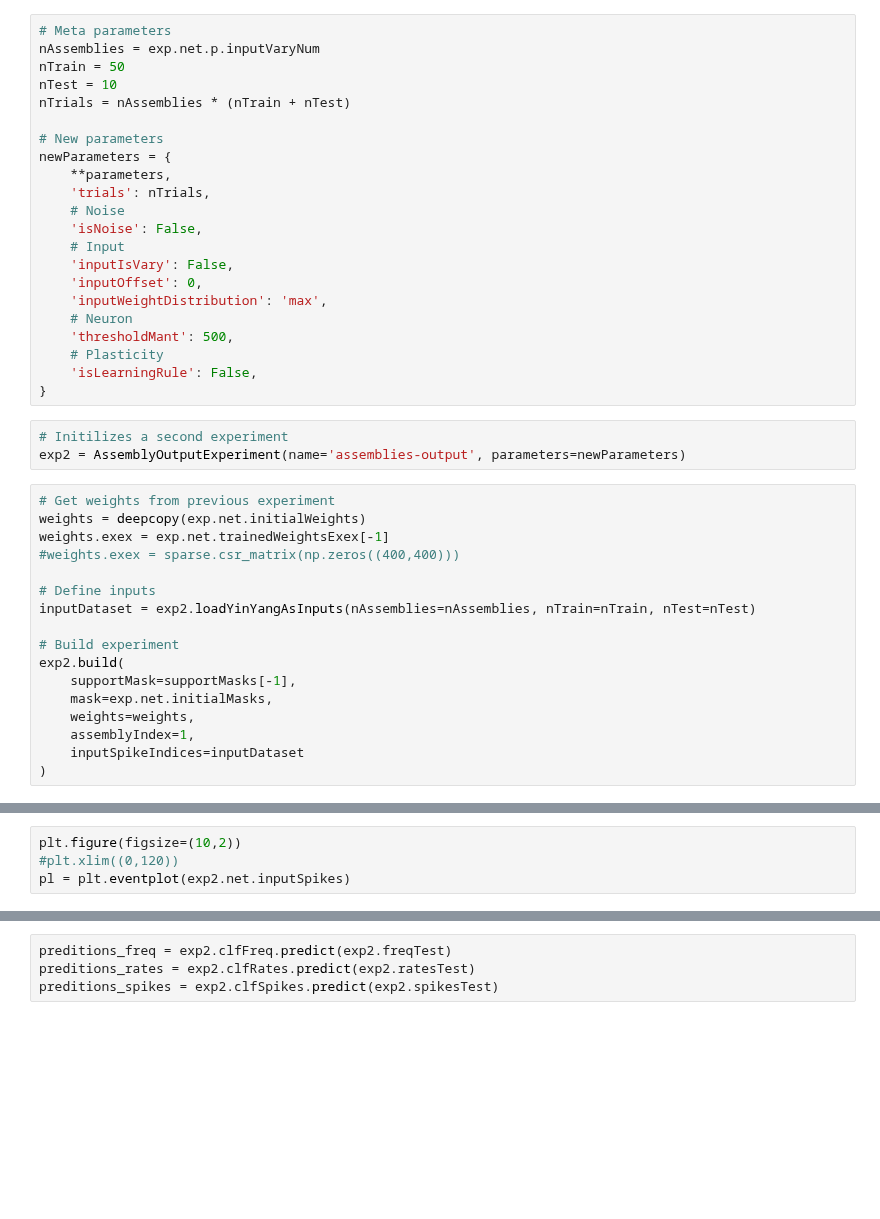
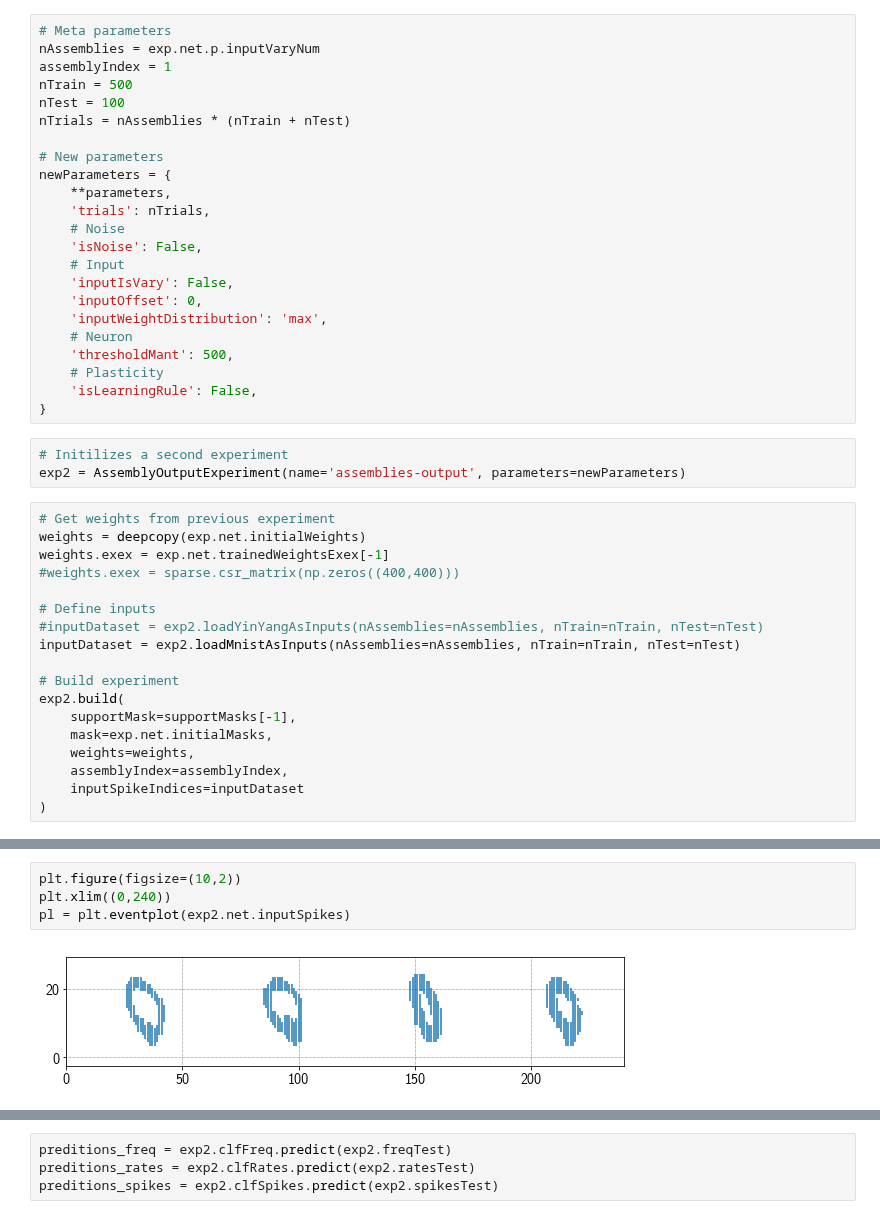
Before and after one commit to sagacitysite/pelenet, a Jupyter notebook: assemblies_v6-allocation_output-learning.ipynb, the cells around one changed output, grey strips where cells are left out. Drawn from its saved outputs; the diff is of its cells as text; blank space fills up the shorter version.

Commit message:
mnist added

```diff
--- a/assemblies_v6-allocation_output-learning.ipynb
+++ b/assemblies_v6-allocation_output-learning.ipynb
@@ -168,8 +168,9 @@ exp.net.plot.supportTurnover(supportMasks)
 # %%
 # Meta parameters
 nAssemblies = exp.net.p.inputVaryNum
-nTrain = 50
-nTest = 10
+assemblyIndex = 1
+nTrain = 500
+nTest = 100
 nTrials = nAssemblies * (nTrain + nTest)
 
 # New parameters
@@ -197,14 +198,15 @@ weights.exex = exp.net.trainedWeightsExex[-1]
 #weights.exex = sparse.csr_matrix(np.zeros((400,400)))
 
 # Define inputs
-inputDataset = exp2.loadYinYangAsInputs(nAssemblies=nAssemblies, nTrain=nTrain, nTest=nTest)
+#inputDataset = exp2.loadYinYangAsInputs(nAssemblies=nAssemblies, nTrain=nTrain, nTest=nTest)
+inputDataset = exp2.loadMnistAsInputs(nAssemblies=nAssemblies, nTrain=nTrain, nTest=nTest)
 
 # Build experiment
 exp2.build(
     supportMask=supportMasks[-1],
     mask=exp.net.initialMasks,
     weights=weights,
-    assemblyIndex=1,
+    assemblyIndex=assemblyIndex,
     inputSpikeIndices=inputDataset
 )
 # %%
@@ -233,6 +237,8 @@ exp2.net.plot.reservoirSpikeTrain(figsize=(12,6))
 # %%
 plt.figure(figsize=(10,2))
-#plt.xlim((0,120))
+plt.xlim((0,240))
 pl = plt.eventplot(exp2.net.inputSpikes)
+# %% [output]
+[figure, added]
 # %%
 exp2.net.plot.reservoirRates(figsize=(10,3), fr=0, to=200)
```
Also changed, not shown: parts of 13 cells of this notebook, 1 other file.
